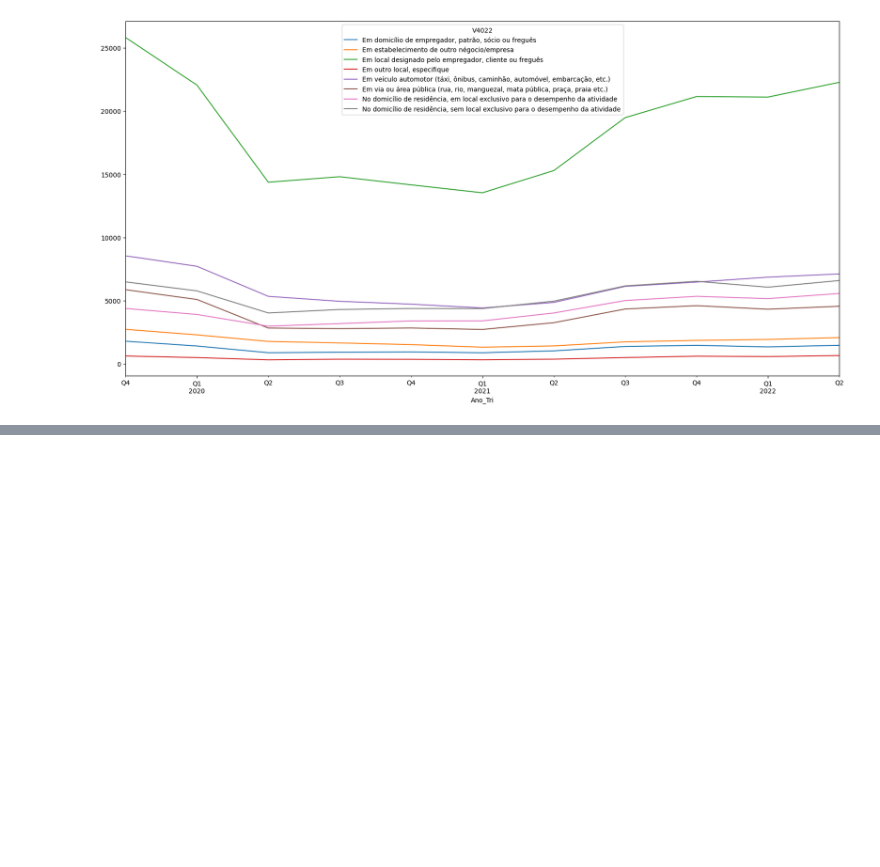
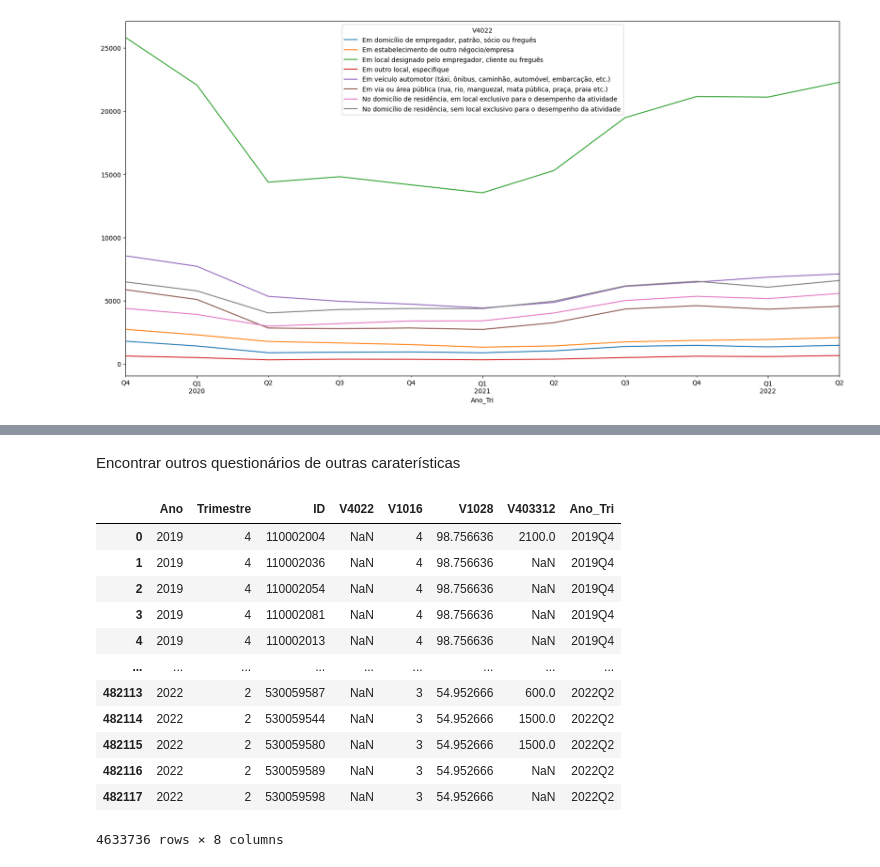
Before and after one commit to msbrasil/Mercado-de-Trabalho-Remoto, a Jupyter notebook: análise V4022.ipynb, the cells around one changed output, grey strips where cells are left out. Saved outputs shown, nothing was run; the diff lists cells and outputs as text; code cells hidden in the pictures; blank space fills up the shorter version.

```diff
--- a/análise V4022.ipynb
+++ b/análise V4022.ipynb
@@ -234,0 +284,18 @@ pnadc_completa[pnadc_completa['ID'] == 110005406]
+# %% [markdown]
+Encontrar outros questionários de outras caraterísticas
+# %%
+pnadc_completa
+# %% [output]
+|  | Ano | Trimestre | ID | V4022 | V1016 | V1028 | V403312 | Ano_Tri |
+| 0 | 2019 | 4 | 110002004 | NaN | 4 | 98.756636 | 2100.0 | 2019Q4 |
+| 1 | 2019 | 4 | 110002036 | NaN | 4 | 98.756636 | NaN | 2019Q4 |
+| 2 | 2019 | 4 | 110002054 | NaN | 4 | 98.756636 | NaN | 2019Q4 |
+| 3 | 2019 | 4 | 110002081 | NaN | 4 | 98.756636 | NaN | 2019Q4 |
+| 4 | 2019 | 4 | 110002013 | NaN | 4 | 98.756636 | NaN | 2019Q4 |
+| ... | ... | ... | ... | ... | ... | ... | ... | ... |
+| 482113 | 2022 | 2 | 530059587 | NaN | 3 | 54.952666 | 600.0 | 2022Q2 |
+| 482114 | 2022 | 2 | 530059544 | NaN | 3 | 54.952666 | 1500.0 | 2022Q2 |
+| 482115 | 2022 | 2 | 530059580 | NaN | 3 | 54.952666 | 1500.0 | 2022Q2 |
+| 482116 | 2022 | 2 | 530059589 | NaN | 3 | 54.952666 | NaN | 2022Q2 |
+| 482117 | 2022 | 2 | 530059598 | NaN | 3 | 54.952666 | NaN | 2022Q2 |
+4633736 rows × 8 columns
```
Also changed, not shown: parts of 16 cells of this notebook, 2 other files.
